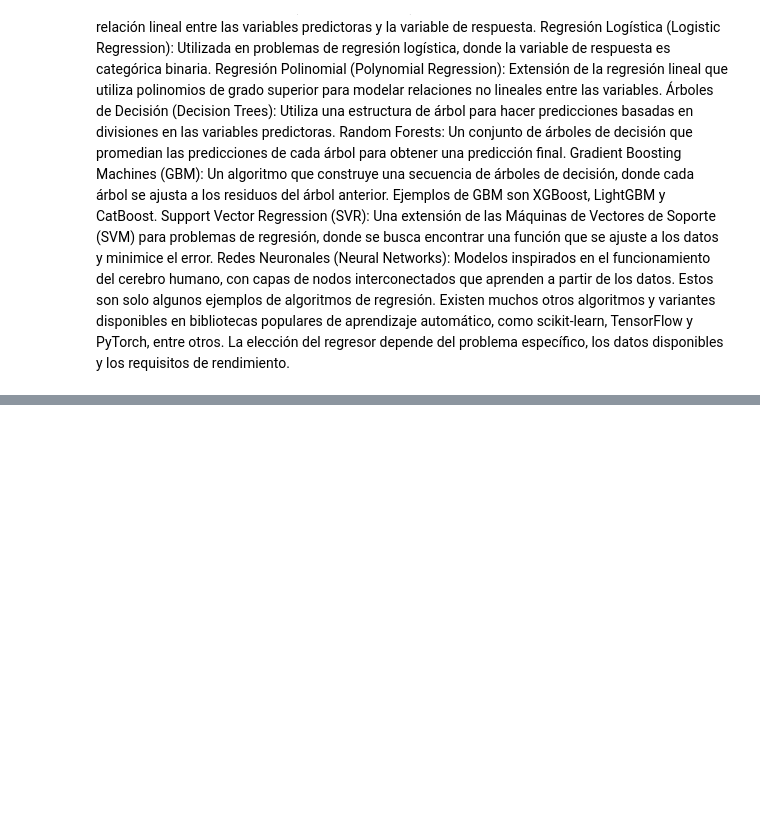
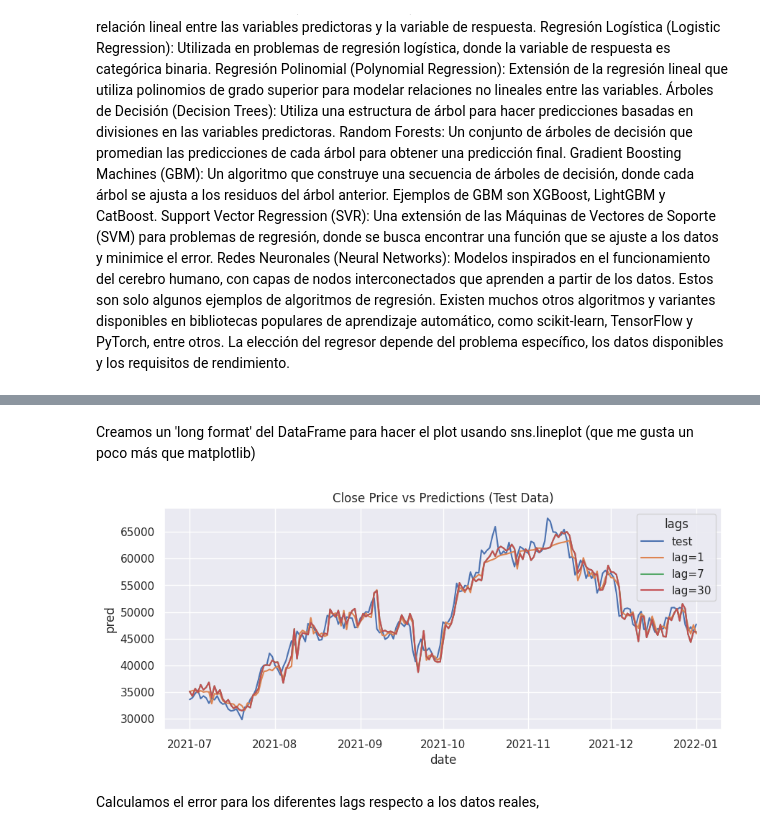
Before and after one commit to PhyData/Bitcoin_Forecast, a Jupyter notebook: Proyecto_Bitcoin/Notebook 1.ipynb, the cells around one changed output, grey strips where cells are left out. Cells and saved outputs as stored; diff of their text form; code cells hidden in the pictures; blank space fills up the shorter version.

```diff
--- a/Proyecto_Bitcoin/Notebook 1.ipynb
+++ b/Proyecto_Bitcoin/Notebook 1.ipynb
@@ -398,0 +437,14 @@ ax.legend();
+# %% [markdown]
+Creamos un 'long format' del DataFrame para hacer el plot usando sns.lineplot (que me gusta un poco más que matplotlib)
+# %%
+pred_frame = pd.read_csv('predictions_forecast.csv').drop('Unnamed: 0', axis=1)
+pred_frame['date'] = pd.to_datetime(pred_frame['date'], format = '%Y-%m-%d')
+Long_Pred_Frame= pred_frame.melt('date',var_name = 'lags', value_name='pred') # Long format
+# %%
+sns.lineplot(data=Long_Pred_Frame, x='date', y='pred',hue='lags')
+plt.title('Close Price vs Predictions (Test Data)')
+sns.set(rc={"figure.figsize":(12, 4)})
+# %% [output]
+[figure, added]
+# %% [markdown]
+Calculamos el error para los diferentes lags respecto a los datos reales,
```
Also changed, not shown: parts of 30 cells of this notebook, 1 other file.
